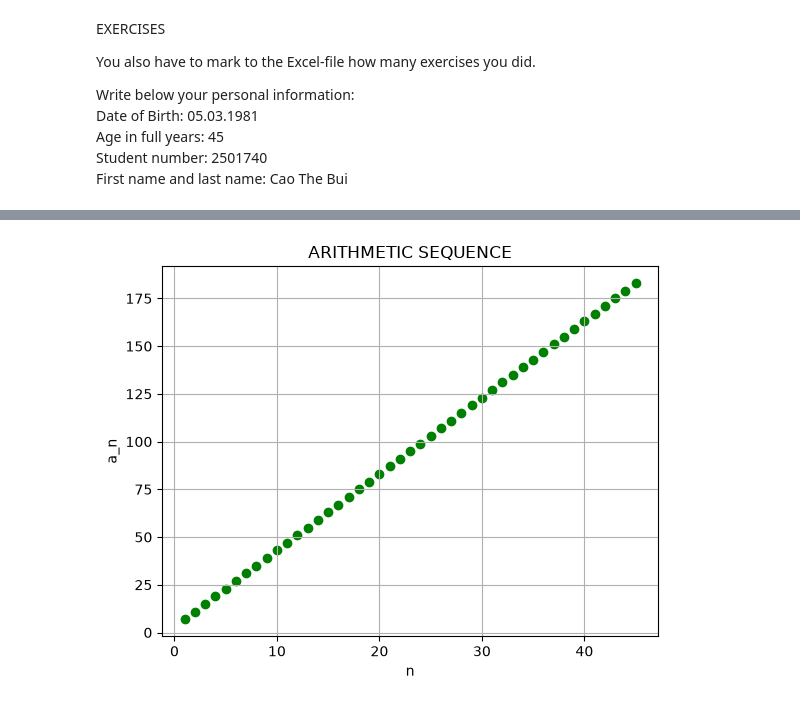
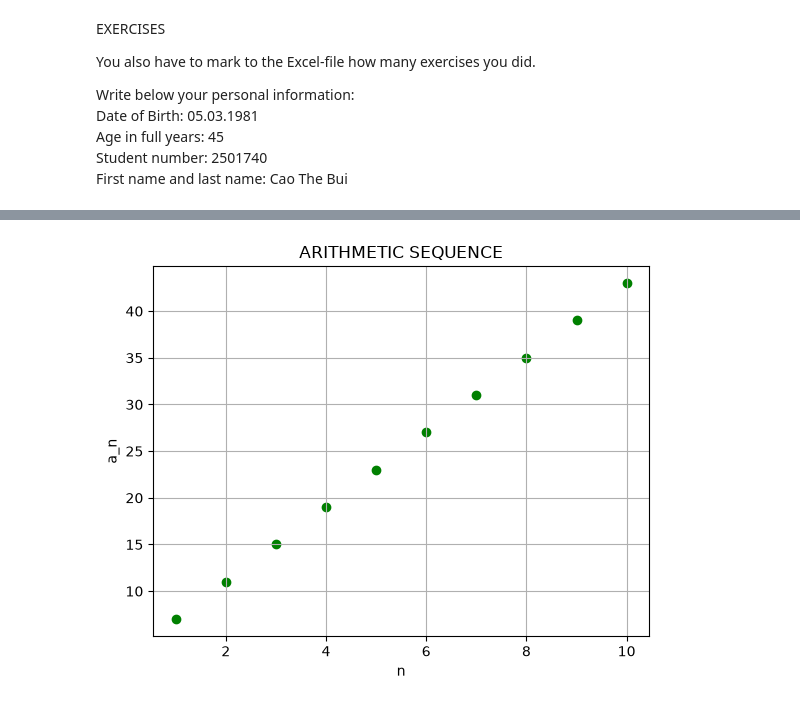
Before and after one commit to buicaothe/PYTHON, a Jupyter notebook: APPLIED MATHEMATICS/Exercises.ipynb, the cells around one changed output, grey strips where cells are left out. Saved outputs shown, nothing was run; the diff lists cells and outputs as text; code cells hidden in the pictures.

```diff
--- a/APPLIED MATHEMATICS/Exercises.ipynb
+++ b/APPLIED MATHEMATICS/Exercises.ipynb
@@ -36,56 +37,97 @@ import cryptography
 # Plot the graph of these first members of the sequence.
 
 # b) Geometric sequence has a first member a_1 and a common ratio q (suhdeluku).
-# Choose a_1 to be the first digit of your age.
-# Choose q to be the last digit of your student number, which is not zero or one.
-# Create the general term a_n of this geometric sequence.
+# Choose a_1 to be the first digit of your age. [a_1 = 4]
+# Choose q to be the last digit of your student number, which is not zero or one. [q = 4]
+# Create the general term a_n of this geometric sequence. [a_n = 4*4**(n-1) = 4**n]
 # Solve the index n (järjestysluku) of member 15740.
 # The index n might not be an integer, so print it as a floating point number.
-# *===================================================================================
+# ===================================================================================
 
 # Creating symbolic variable n (which is now an integer)
 n = sy.symbols('n', integer=True)
-
-# a) ARITHMETIC SEQUENCE:
+# -----------------------------------------------------------------------------------
+# a) ARITHMETIC SEQUENCE:------------------------------------------------------------
+# -----------------------------------------------------------------------------------
 # General term a_n with (a_1 = 7; d = 4):
 a_n = 4*n+3
+print('- General Term of Arithmetic Sequence (with a1=7 and d=4): a_n = ', a_n)
 
 # Calculating the member a_45 with subs-method:
 a_45 = a_n.subs(n, 45)
 print('- Value of (last) member 45: ', a_45)
 
-# Calculating the first 45 members as a Python-list with subs-method
-members1_45 = [a_n.subs(n, i) for i in range(1, 46)]
+# Calculating the first 10 members as a Python-list with subs-method
+members1_10 = [a_n.subs(n, i) for i in range(1, 11)]
 
-print('- First 45 members (subs-method): ', '\n', members1_45)
+print('- First 10 members (subs-method): ', '\n', members1_10)
 
-# Calculating the first 45 members with lambdifying
+# Calculating the first 10 members with lambdifying
 # transforming sympy expression a_n into numpy lambda-function f_n
 f_n = sy.lambdify(n, a_n, "numpy")
-list45 = np.arange(1, 46)  # creating numpy-ndarray of integers 1,2,...,44,45
+list10 = np.arange(1, 11)  # creating numpy-ndarray of integers 1,2,...,9,10
 # lambda-functions can take a numpy-ndarray as an input
-members1_45 = f_n(list45)
+members1_10 = f_n(list10)
 # the output is also a numpy-ndarray
-print('- First 45 members (lambdifying method): ''\n', members1_45)
+print('- First 10 members (lambdifying method): ''\n', members1_10)
 
 # Solving equations
-an = int(input('Enter the Value of certain a_n = '))
-equation = sy.Eq(a_n, an) # creating a sympy-equation "a_n = input" with Eq-function
+equation = sy.Eq(a_n, 28) # creating a sympy-equation "a_n = input" with Eq-function
 index = sy.solve(equation, n) # solving the equation "a_n = input" with respect to n
 if index:
-    print(f'- The index of the member {an} is ',index) # the solution of solve-function will be a list-type object
+    print('- The index of the member 28 is ',index) # the solution of solve-function will be a list-type object
     print(f'- Checking by replace n = {index[0]} into a_n, we have a_{index[0]} = ',a_n.subs(n,index[0])) # the solution can be verified by substituting the index into a_n
 else:
-    print(f'- The value {an} is NOT a member of the arithmetic sequence (n is not an integer).')
+    print('- The value 28 is NOT a member of the arithmetic sequence (n is not an integer).')
 
-# Plot the graph of these first 45 members of the sequence:
+# Plot the graph of these first 10 members of the sequence:
 # drawing a scatter-plot with matplotlib for a_n
-plt.scatter(list45, members1_45, color='green')
+plt.scatter(list10, members1_10, color='green')
 plt.title("ARITHMETIC SEQUENCE")  # title of the whole plot
 plt.xlabel("n")  # the title of x-axis
 plt.ylabel("a_n")  # the title of y-axis
 plt.grid(True)  # drawing the grid
 plt.show()  # showing the actual plot
 
-# b)
+# -----------------------------------------------------------------------------------
+# b) GEOMETRIC SEQUENCE:-------------------------------------------------------------
+# -----------------------------------------------------------------------------------
+# Choose q to be the last digit of your student number, which is not zero or one. [q = 4]
+# Create the general term a_n of this geometric sequence. [a_n = 4*4**(n-1) = 4**n]
+# Creating the general term of a geometric sequence
+a_n = 4**n
+print('- General Term of Arithmetic Sequence (with a1=7 and d=4): a_n = ', a_n)
+
+# Calculating the member a_45 with subs-method
+a_45 = a_n.subs(n,45)
+print('- Value of (last) member 45 (float form): ',a_45) # the outcome is sympy-float number because the expression a_n had a float number 1.5
+print('- Value of (last) member 45 (symbolic form): ',sy.nsimplify(a_45)) # nsimplify function will try to convert an expression into symbolic form
+print('- Value of (last) member 45 (rational form): ',sy.Rational(a_45)) # Rational function will try to convert an expression into rational form
+
+# Calculating the first 10 members as a Python-list with subs-method
+members1_10 = [a_n.subs(n, i) for i in range(1, 11)]
+print('- First 10 members (subs-method): ', '\n',members1_10)
+
+# Solving equations
+equation = sy.Eq(a_n, 15740) # creating a sympy-equation "a_n = 15740" with Eq-function
+index = sy.solve(equation, n) # solving the equation "a_n = 15740" with respect to n
+print('- The index of the member 15740 is ',index) # the equation had no solutions, since n would not be an integer, so the list is empty
+print('  --> The equation had no solutions, since n would not be an integer, so the list is empty!')
+
+n = sy.symbols('n',real=True) # changing the variable n to be a real variable
+a_n = 4**n
+equation = sy.Eq(a_n, 15740)
+index = sy.solve(equation, n)
+print('- If n is changed to Real number, the index of member 15740 is approx.= ',index) # now we get the approximated solution
+index = sy.solve(sy.Eq((sy.S(4))**n, 15740),n) # function S() will keep the expression symbolic
+print('- If keeping the expression symbolic, the index of member 15740 is ',index) # now we get the symbolic solution
+print('- If evlf to float number, the index of member 15740 is ',index[0].evalf()) # method evalf() will change the expression into a float number with 15 digits
+
+# Drawing/plotting the graphs of sequences
+plt.scatter(range(1, 11), members1_10, color='blue') # drawing a scatter-plot with matplotlib for a_n
+plt.title("Geometric sequence") # title of the whole plot
+plt.xlabel("n") # the title of x-axis
+plt.ylabel("a_n") # the title of y-axis
+plt.grid(True) # drawing the grid
+plt.show() # showing the actual plot
 # %% [output]
@@ -100 +141 @@ plt.show()  # showing the actual plot
-[figure, old version]
+[figure, new version]
```
Also changed, not shown: parts of 2 cells of this notebook, 2 other files.
